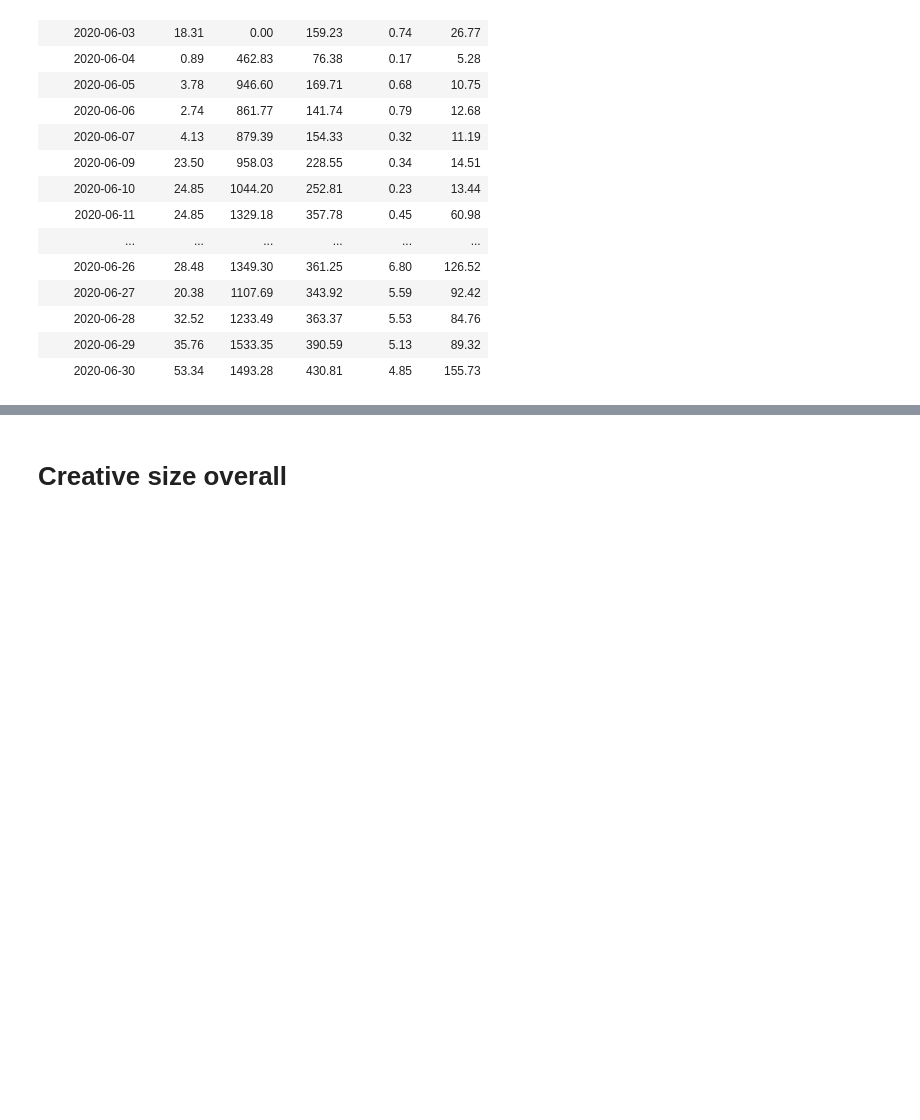
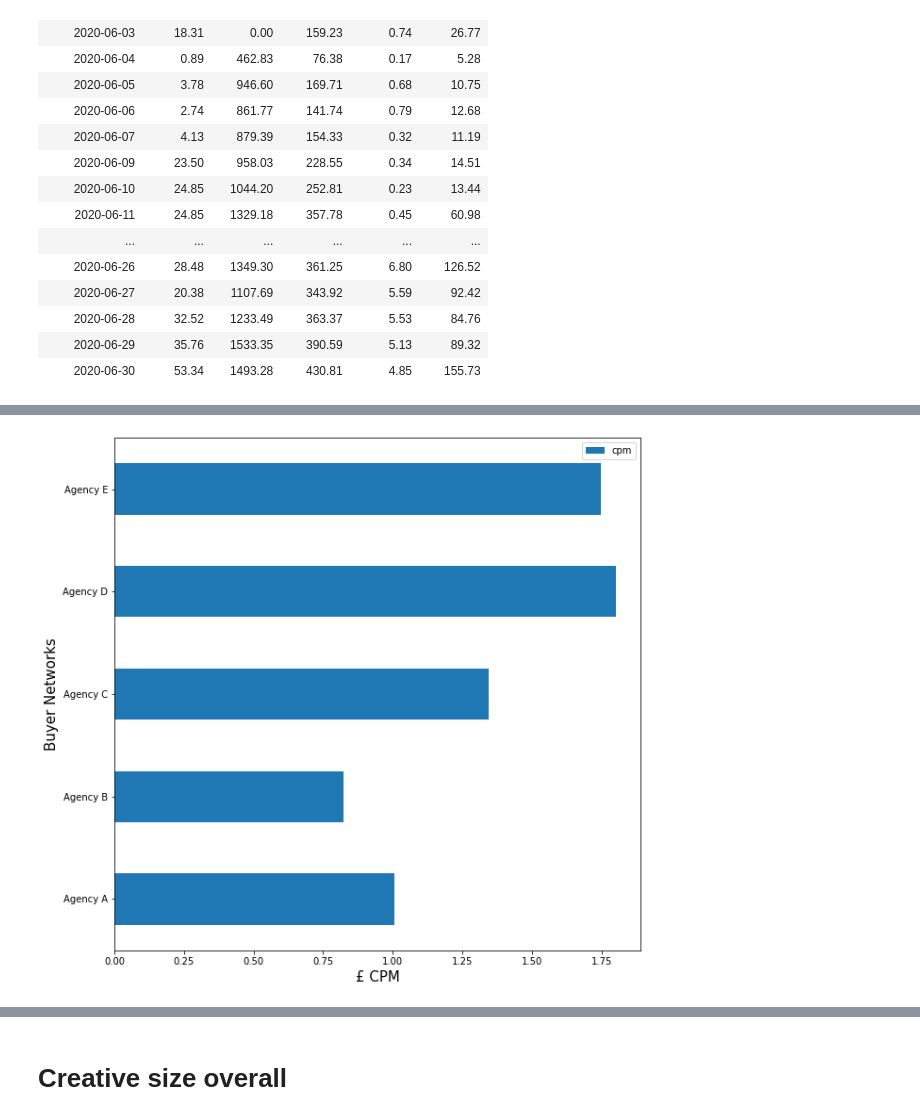
Before and after one commit to matteomm/publisher_analysis_programmatic, a Jupyter notebook: eda.ipynb, the cells around one changed output, grey strips where cells are left out. Drawn from its saved outputs; the diff is of its cells as text; code cells hidden in the pictures; blank space fills up the shorter version.

```diff
--- a/eda.ipynb
+++ b/eda.ipynb
@@ -95,0 +173,3 @@ pivot_agency
+# %%
+ave_cpm_agency = df.groupby('Buyer networks').agg(rev_sum=('Revenue', sum),
+                                         imp_sum=('Ad impressions', sum))
@@ -95,0 +186,2 @@ pivot_agency
+# %%
+ave_cpm_agency['cpm'] = 1000* ave_cpm_agency['rev_sum']/ave_cpm_agency['imp_sum']
@@ -95,0 +198,2 @@ pivot_agency
+# %%
+ave_cpm_agency.drop(['rev_sum', 'imp_sum'], axis=1, inplace=True)
@@ -95,0 +209,7 @@ pivot_agency
+# %%
+ave_cpm_agency.plot(kind='barh', figsize=(10,10))
+plt.xlabel('£ CPM',fontsize=15)
+plt.ylabel('Buyer Networks',fontsize=15)
+plt.show()
+# %% [output]
+[figure, added]
```
Also changed, not shown: parts of 58 cells of this notebook.
